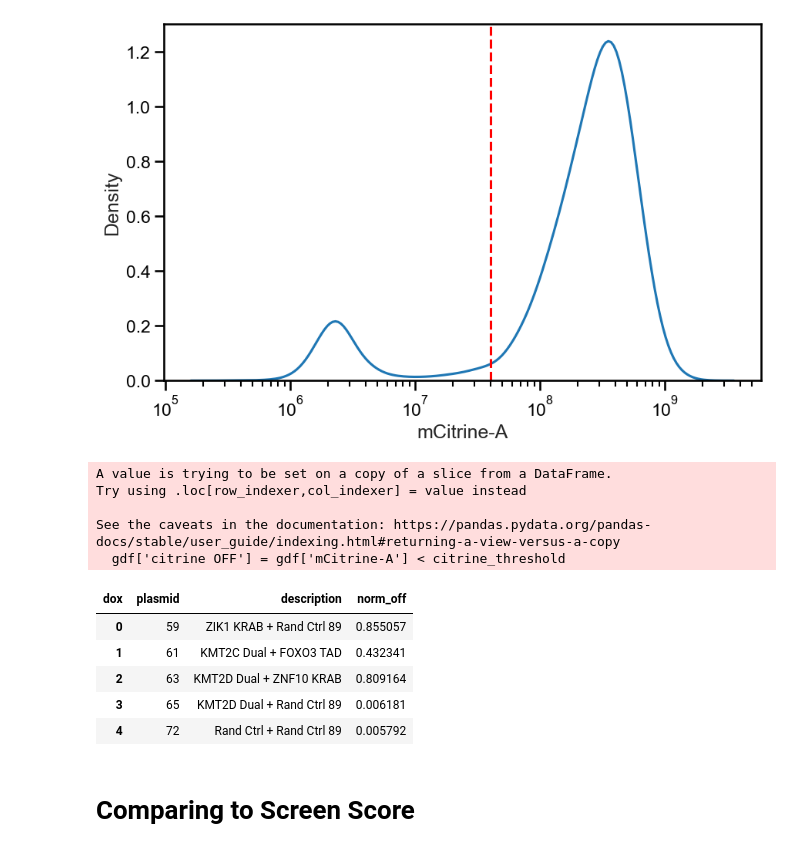
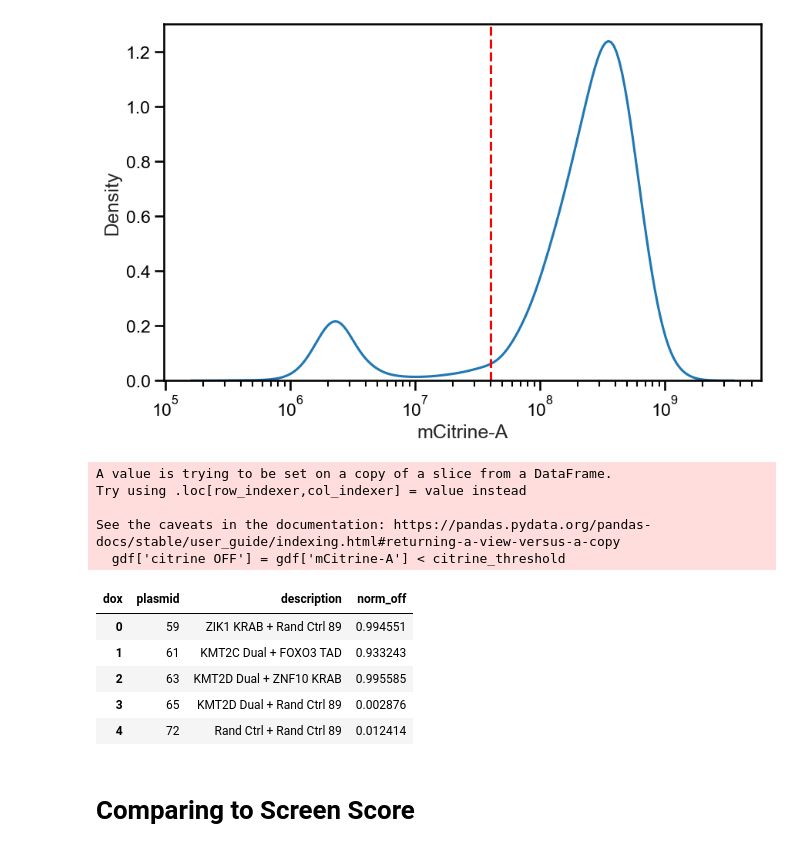
Before and after one commit to axmukund/corecruit_mukund22, a Jupyter notebook: fig_3/05_repressor_sigmoid/Comparing Screen Scores to Frac. Off.ipynb, the cells around one changed output. Saved outputs shown, nothing was run; the diff lists cells and outputs as text; code cells hidden in the pictures.

```diff
--- a/fig_3/05_repressor_sigmoid/Comparing Screen Scores to Frac. Off.ipynb
+++ b/fig_3/05_repressor_sigmoid/Comparing Screen Scores to Frac. Off.ipynb
@@ -82,32 +82,32 @@ citrine_threshold = 4e7
 # %% [output]
 [figure]
 # %%
-gdf = df[df["day"] == 2]
+gdf = df[df["day"] == 5]
 gdf['citrine OFF'] = gdf['mCitrine-A'] < citrine_threshold
 mdf = (
     gdf.groupby(["day", "plasmid", "description", "replicate", "dox"])
     .mean()
     .reset_index()
 )
 mdf = mdf.pivot(
     index=["plasmid", "description", "replicate"], columns="dox", values="citrine OFF"
 ).reset_index()
 mdf['norm_off'] = (mdf[1000.0]-mdf[0.0])/(1.0-mdf[0.0])
 mdf = mdf.groupby(['plasmid', 'description']).mean().reset_index()
 mdf = mdf[['plasmid', 'description', 'norm_off']]
 mdf.head()
 # %% [output]
 A value is trying to be set on a copy of a slice from a DataFrame.
 Try using .loc[row_indexer,col_indexer] = value instead
 
 See the caveats in the documentation: https://pandas.pydata.org/pandas-docs/stable/user_guide/indexing.html#returning-a-view-versus-a-copy
   gdf['citrine OFF'] = gdf['mCitrine-A'] < citrine_threshold
 | dox | plasmid | description | norm_off |
-| 0 | 59 | ZIK1 KRAB + Rand Ctrl 89 | 0.855057 |
-| 1 | 61 | KMT2C Dual + FOXO3 TAD | 0.432341 |
-| 2 | 63 | KMT2D Dual + ZNF10 KRAB | 0.809164 |
-| 3 | 65 | KMT2D Dual + Rand Ctrl 89 | 0.006181 |
-| 4 | 72 | Rand Ctrl + Rand Ctrl 89 | 0.005792 |
+| 0 | 59 | ZIK1 KRAB + Rand Ctrl 89 | 0.994551 |
+| 1 | 61 | KMT2C Dual + FOXO3 TAD | 0.933243 |
+| 2 | 63 | KMT2D Dual + ZNF10 KRAB | 0.995585 |
+| 3 | 65 | KMT2D Dual + Rand Ctrl 89 | 0.002876 |
+| 4 | 72 | Rand Ctrl + Rand Ctrl 89 | 0.012414 |
 # %% [markdown]
 # Comparing to Screen Score
 # %%
```
Also changed, not shown: parts of 5 cells of this notebook, 1 other file.
